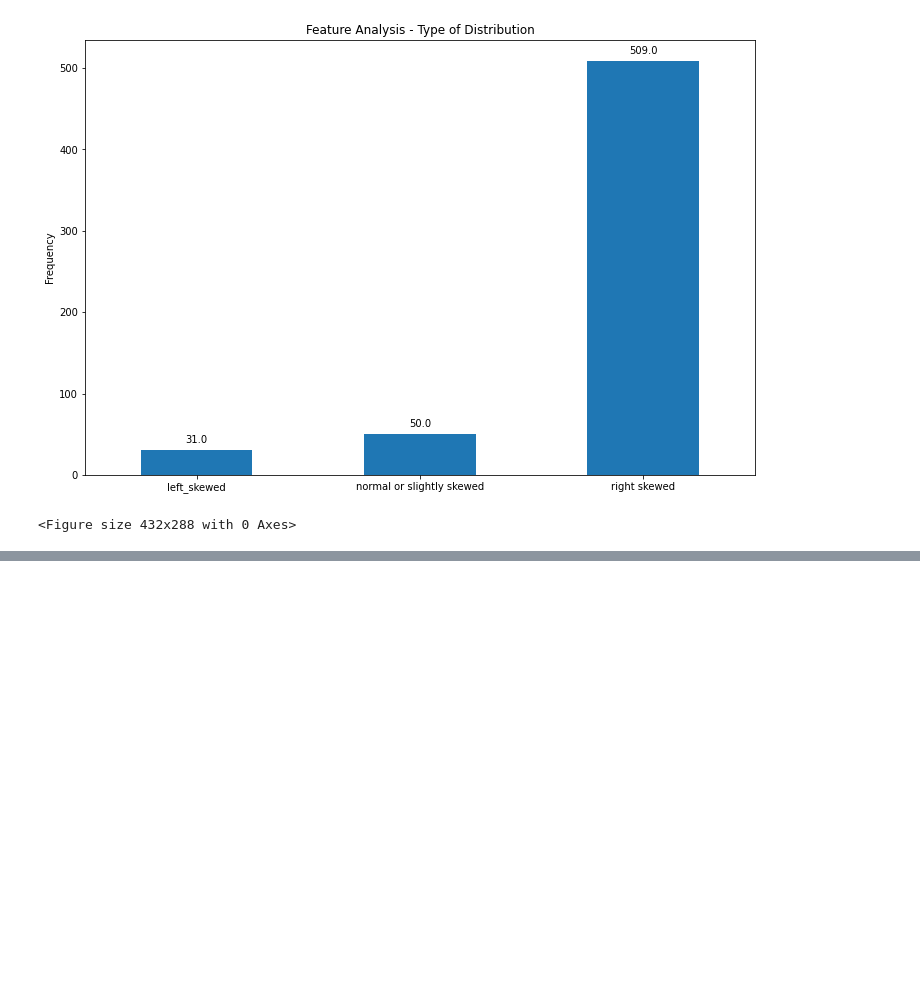
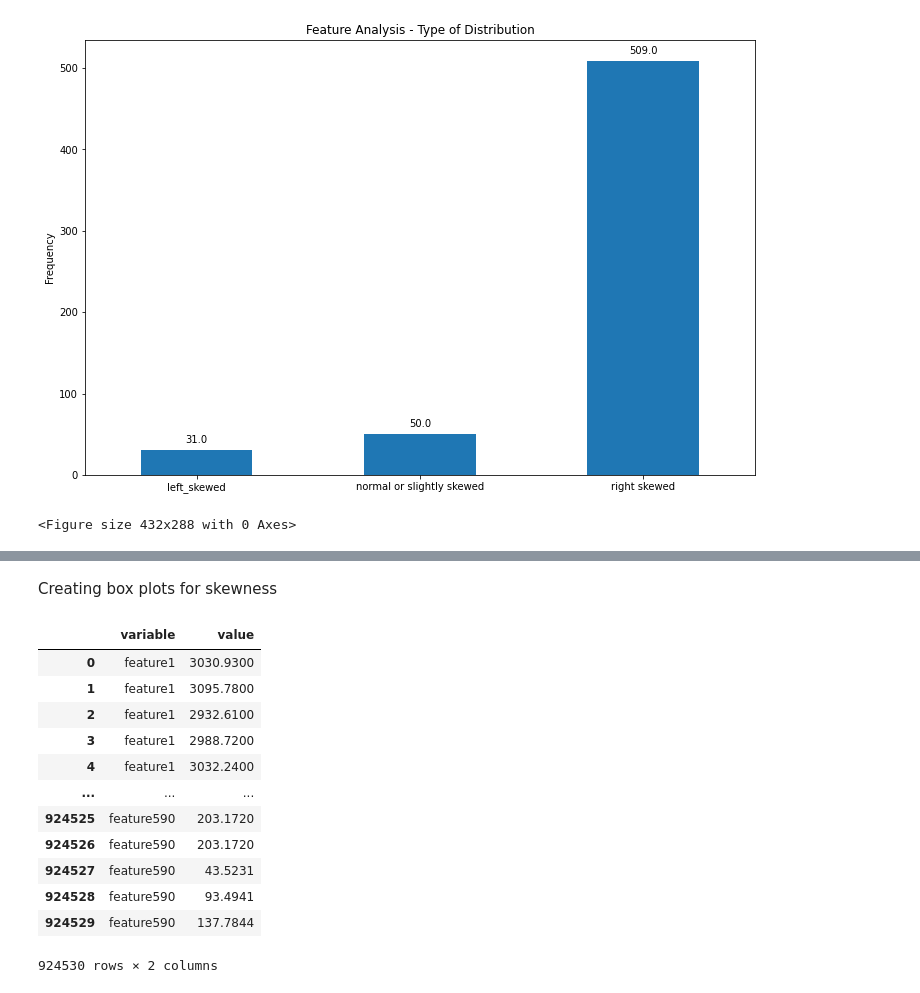
Before and after one commit to hinatanvir/Fault-Detection-SECOM, a Jupyter notebook: EDA.ipynb, the cells around one changed output, grey strips where cells are left out. Cells and saved outputs as stored; diff of their text form; code cells hidden in the pictures; blank space fills up the shorter version.

```diff
--- a/EDA.ipynb
+++ b/EDA.ipynb
@@ -246,0 +233,20 @@ data.hist()
+# %% [markdown]
+Creating box plots for skewness
+# %%
+data_secom=pd.melt(data)
+# %%
+data_secom
+# %% [output]
+|  | variable | value |
+| 0 | feature1 | 3030.9300 |
+| 1 | feature1 | 3095.7800 |
+| 2 | feature1 | 2932.6100 |
+| 3 | feature1 | 2988.7200 |
+| 4 | feature1 | 3032.2400 |
+| ... | ... | ... |
+| 924525 | feature590 | 203.1720 |
+| 924526 | feature590 | 203.1720 |
+| 924527 | feature590 | 43.5231 |
+| 924528 | feature590 | 93.4941 |
+| 924529 | feature590 | 137.7844 |
+924530 rows × 2 columns
```
Also changed, not shown: parts of 9 cells of this notebook.
